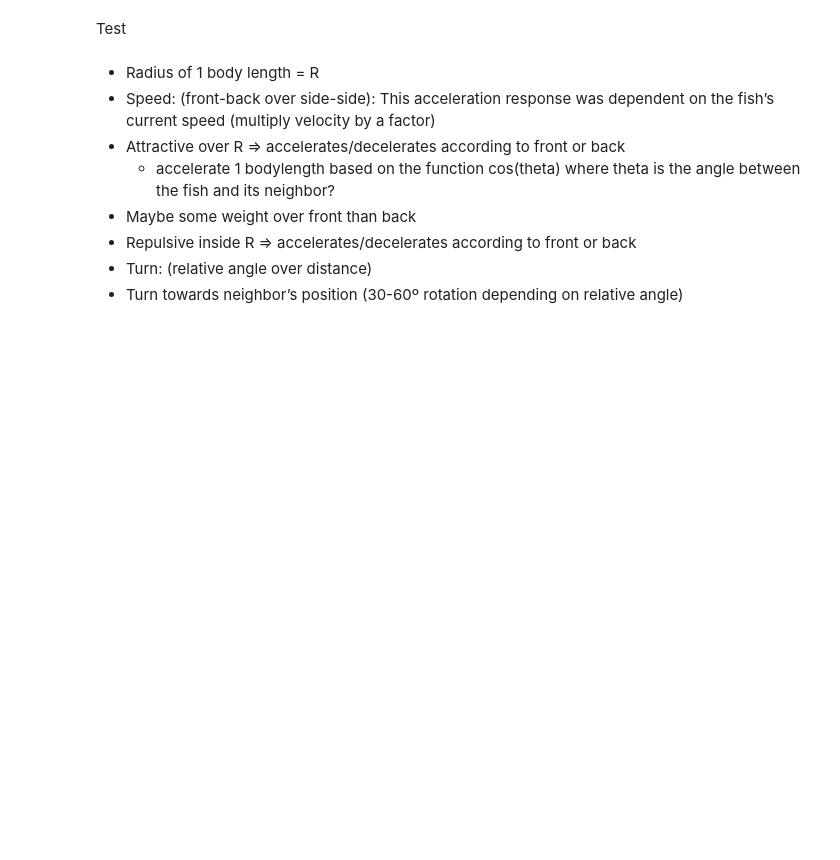
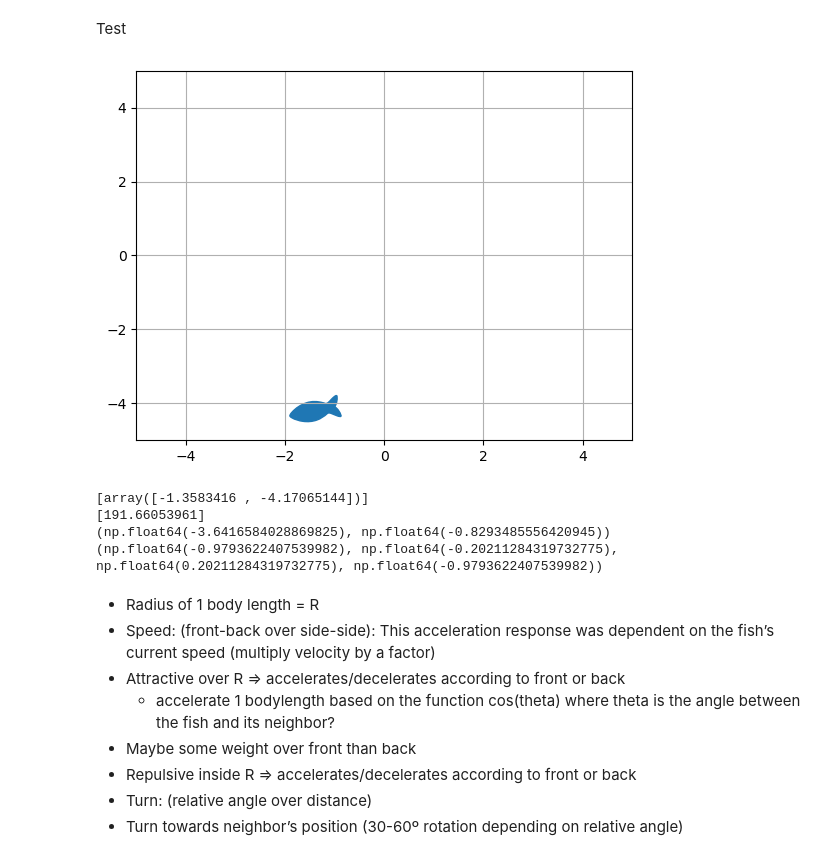
Before and after one commit to Bobomoto/PHYS250-Final-Project, a Jupyter notebook: Finalproject.ipynb, the cells around one changed output. Saved outputs shown, nothing was run; the diff lists cells and outputs as text; code cells hidden in the pictures; blank space fills up the shorter version.

```diff
--- a/Finalproject.ipynb
+++ b/Finalproject.ipynb
@@ -138,33 +138,39 @@ finddistancetonearestwall(coord,arena/2)
 # %% [markdown]
 Test
 # %%
-# #test
-# poolsize = 10
-# N = 1
-# motcoords, radmotangles, motvelmag, motvel = initialize(N,poolsize/2)
+#test
+poolsize = 10
+N = 1
+motcoords, radmotangles, motvelmag, motvel = initialize(N,poolsize/2)
 
-# xcoords, ycoords = zip(*motcoords)
+xcoords, ycoords = zip(*motcoords)
 
-# degmotangles = np.rad2deg(radmotangles)
+degmotangles = np.rad2deg(radmotangles)
 
-# fig, ax = plt.subplots()
-# # scaling follows s = 160000/x^2 where x is the width of the coordinate
-# for i in np.arange(len(motcoords)):
-#     rotfmarker = fmarker.transformed(mpl.transforms.Affine2D().rotate_deg(degmotangles[i]))
-#     ax.scatter(xcoords[i],ycoords[i], marker = rotfmarker, s = 160000/poolsize**2)
+fig, ax = plt.subplots()
+# scaling follows s = 160000/x^2 where x is the width of the coordinate
+for i in np.arange(len(motcoords)):
+    rotfmarker = fmarker.transformed(mpl.transforms.Affine2D().rotate_deg(degmotangles[i]))
+    ax.scatter(xcoords[i],ycoords[i], marker = rotfmarker, s = 160000/poolsize**2)
 
-# ax.set_xlim(-poolsize/2,poolsize/2)
-# ax.set_ylim(-poolsize/2,poolsize/2)
-# ax.grid()
-# plt.show()
+ax.set_xlim(-poolsize/2,poolsize/2)
+ax.set_ylim(-poolsize/2,poolsize/2)
+ax.grid()
+plt.show()
 
-# print(motcoords)
-# print(degmotangles)
+print(motcoords)
+print(degmotangles)
 
-# for i in np.arange(N):
-#     # print(findangletoneighbor(radmotangles[0], motcoords[0], motcoords[i]))
-#     print(finddistancetonearestwall(motcoords[0], poolsize/2))
-#     print(findangletowall(radmotangles[0],motcoords[0],poolsize/2))
+for i in np.arange(N):
+    # print(findangletoneighbor(radmotangles[0], motcoords[0], motcoords[i]))
+    print(finddistancetonearestwall(motcoords[0], poolsize/2))
+    print(findangletowall(radmotangles[0],motcoords[0],poolsize/2))
+# %% [output]
+[figure, added]
+[array([-1.3583416 , -4.17065144])]
+[191.66053961]
+(np.float64(-3.6416584028869825), np.float64(-0.8293485556420945))
+(np.float64(-0.9793622407539982), np.float64(-0.20211284319732775), np.float64(0.20211284319732775), np.float64(-0.9793622407539982))
 # %% [markdown]
 - Radius of 1 body length = R
 - Speed: (front-back over side-side): This acceleration response was dependent on the fish’s current speed (multiply velocity by a factor)
```
Also changed, not shown: parts of 10 cells of this notebook.
